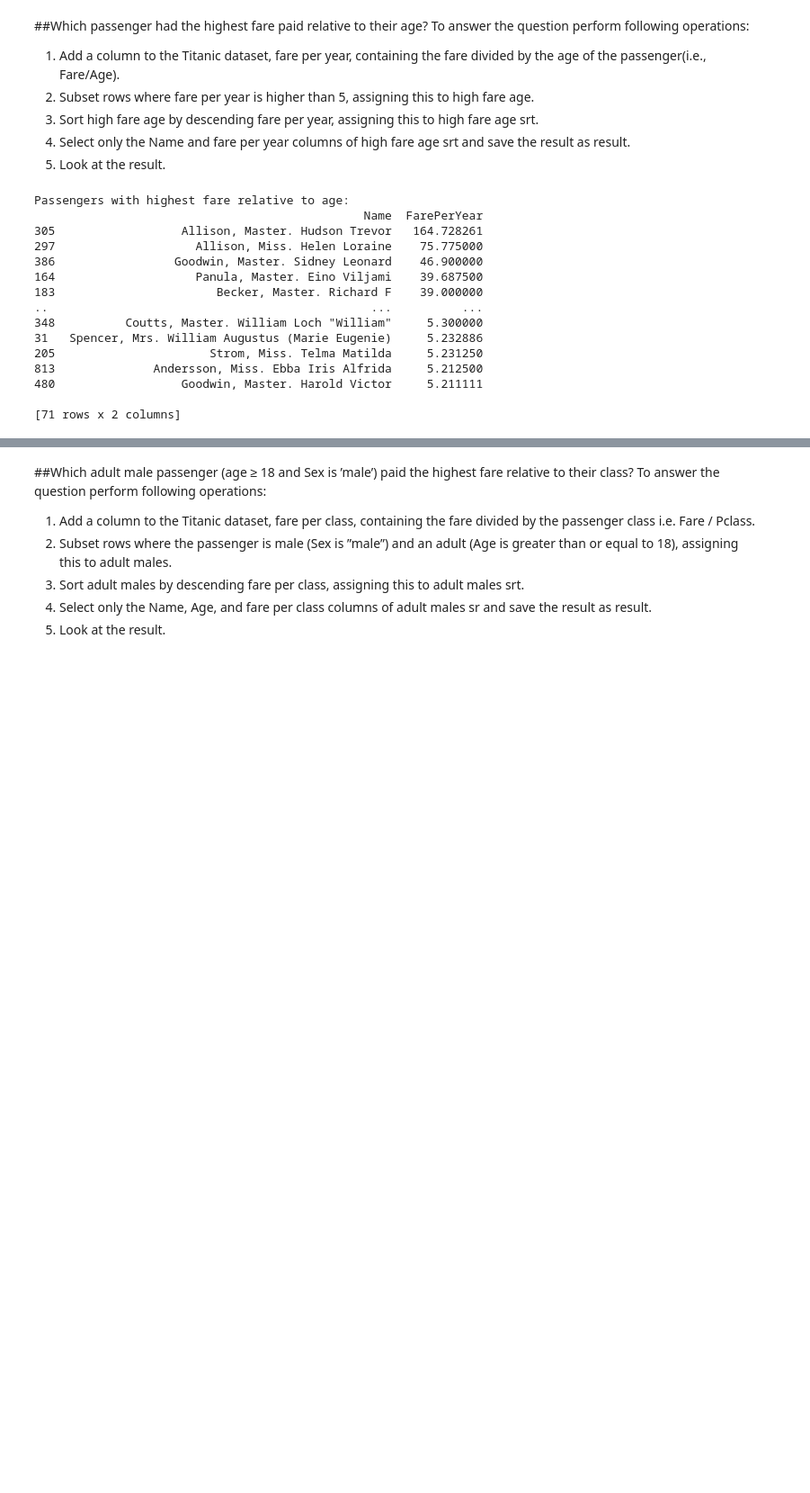
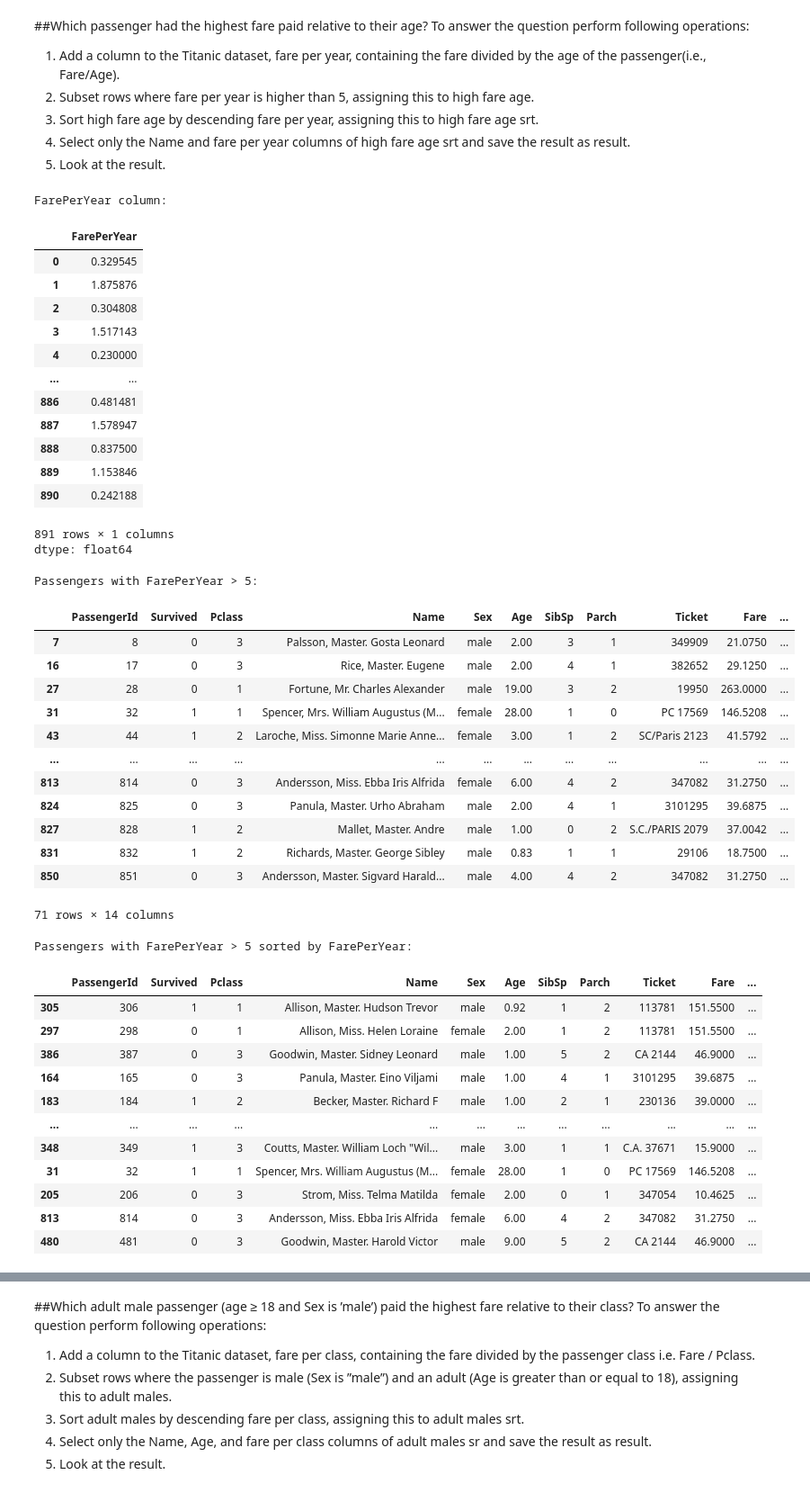
Before and after one commit to idiocter/Concept-of-AI, a Jupyter notebook: Workshop03.ipynb, the cells around one changed output, grey strips where cells are left out. Shown at 90% size. Cells and saved outputs as stored; diff of their text form; code cells hidden in the pictures; blank space fills up the shorter version.

```diff
--- a/Workshop03.ipynb
+++ b/Workshop03.ipynb
@@ -256,49 +355,83 @@ the passenger(i.e., Fare/Age).
 4. Select only the Name and fare per year columns of high fare age srt and save the result as result.
 5. Look at the result.
 # %%
+from IPython.core.interactiveshell import dis
 """
 Problem: Identify the passenger who paid the highest fare relative to their age.
 
 Steps performed:
 1. Create a 'FarePerYear' column by dividing 'Fare' by 'Age'.
 2. Subset passengers where 'FarePerYear' > 5.
 3. Sort this subset in descending order of 'FarePerYear'.
 4. Select only 'Name' and 'FarePerYear' columns to display the result.
 
 Author: Bipul Regmi
 """
 
 #Fill missing Age values with median to avoid division by NaN
-df["Age"] = df["Age"].fillna(df["Age"].median())
+titanic_df["Age"] = titanic_df["Age"].fillna(titanic_df["Age"].median())
 
 #Add column 'FarePerYear'
-df["FarePerYear"] = df["Fare"] / df["Age"]
+titanic_df["FarePerYear"] = titanic_df["Fare"] / titanic_df["Age"]
+print("\n\nFarePerYear column:")
+display(titanic_df["FarePerYear"])
 
 #Subset rows where FarePerYear > 5
-high_fare_age = df[df["FarePerYear"] > 5]
+high_fare_age = titanic_df[titanic_df["FarePerYear"] > 5]
+print("\n\nPassengers with FarePerYear > 5:")
+display(high_fare_age)
 
 #Sort by FarePerYear descending
 high_fare_age_srt = high_fare_age.sort_values(by="FarePerYear", ascending=False)
+print("\n\nPassengers with FarePerYear > 5 sorted by FarePerYear:")
+display(high_fare_age_srt)
 
 #Select only 'Name' and 'FarePerYear'
 result = high_fare_age_srt[["Name", "FarePerYear"]]
 
 #View the result
 print("\n\nPassengers with highest fare relative to age:")
-print(result)
+display(result)
 # %% [output]
-Passengers with highest fare relative to age:
-                                               Name  FarePerYear
-305                  Allison, Master. Hudson Trevor   164.728261
-297                    Allison, Miss. Helen Loraine    75.775000
-386                 Goodwin, Master. Sidney Leonard    46.900000
-164                    Panula, Master. Eino Viljami    39.687500
-183                       Becker, Master. Richard F    39.000000
-..                                              ...          ...
-348          Coutts, Master. William Loch "William"     5.300000
-31   Spencer, Mrs. William Augustus (Marie Eugenie)     5.232886
-205                      Strom, Miss. Telma Matilda     5.231250
-813              Andersson, Miss. Ebba Iris Alfrida     5.212500
-480                  Goodwin, Master. Harold Victor     5.211111
-
-[71 rows x 2 columns]
+FarePerYear column:
+|  | FarePerYear |
+| 0 | 0.329545 |
+| 1 | 1.875876 |
+| 2 | 0.304808 |
+| 3 | 1.517143 |
+| 4 | 0.230000 |
+| ... | ... |
+| 886 | 0.481481 |
+| 887 | 1.578947 |
+| 888 | 0.837500 |
+| 889 | 1.153846 |
+| 890 | 0.242188 |
+891 rows × 1 columns
+dtype: float64
+Passengers with FarePerYear > 5:
+|  | PassengerId | Survived | Pclass | Name | Sex | Age | SibSp | Parch | Ticket | Fare | ... |
+| 7 | 8 | 0 | 3 | Palsson, Master. Gosta Leonard | male | 2.00 | 3 | 1 | 349909 | 21.0750 | ... |
+| 16 | 17 | 0 | 3 | Rice, Master. Eugene | male | 2.00 | 4 | 1 | 382652 | 29.1250 | ... |
+| 27 | 28 | 0 | 1 | Fortune, Mr. Charles Alexander | male | 19.00 | 3 | 2 | 19950 | 263.0000 | ... |
+| 31 | 32 | 1 | 1 | Spencer, Mrs. William Augustus (M... | female | 28.00 | 1 | 0 | PC 17569 | 146.5208 | ... |
+| 43 | 44 | 1 | 2 | Laroche, Miss. Simonne Marie Anne... | female | 3.00 | 1 | 2 | SC/Paris 2123 | 41.5792 | ... |
+| ... | ... | ... | ... | ... | ... | ... | ... | ... | ... | ... | ... |
+| 813 | 814 | 0 | 3 | Andersson, Miss. Ebba Iris Alfrida | female | 6.00 | 4 | 2 | 347082 | 31.2750 | ... |
+| 824 | 825 | 0 | 3 | Panula, Master. Urho Abraham | male | 2.00 | 4 | 1 | 3101295 | 39.6875 | ... |
+| 827 | 828 | 1 | 2 | Mallet, Master. Andre | male | 1.00 | 0 | 2 | S.C./PARIS 2079 | 37.0042 | ... |
+| 831 | 832 | 1 | 2 | Richards, Master. George Sibley | male | 0.83 | 1 | 1 | 29106 | 18.7500 | ... |
+| 850 | 851 | 0 | 3 | Andersson, Master. Sigvard Harald... | male | 4.00 | 4 | 2 | 347082 | 31.2750 | ... |
+71 rows × 14 columns
+Passengers with FarePerYear > 5 sorted by FarePerYear:
+|  | PassengerId | Survived | Pclass | Name | Sex | Age | SibSp | Parch | Ticket | Fare | ... |
+| 305 | 306 | 1 | 1 | Allison, Master. Hudson Trevor | male | 0.92 | 1 | 2 | 113781 | 151.5500 | ... |
+| 297 | 298 | 0 | 1 | Allison, Miss. Helen Loraine | female | 2.00 | 1 | 2 | 113781 | 151.5500 | ... |
+| 386 | 387 | 0 | 3 | Goodwin, Master. Sidney Leonard | male | 1.00 | 5 | 2 | CA 2144 | 46.9000 | ... |
+| 164 | 165 | 0 | 3 | Panula, Master. Eino Viljami | male | 1.00 | 4 | 1 | 3101295 | 39.6875 | ... |
+| 183 | 184 | 1 | 2 | Becker, Master. Richard F | male | 1.00 | 2 | 1 | 230136 | 39.0000 | ... |
+| ... | ... | ... | ... | ... | ... | ... | ... | ... | ... | ... | ... |
+| 348 | 349 | 1 | 3 | Coutts, Master. William Loch "Wil... | male | 3.00 | 1 | 1 | C.A. 37671 | 15.9000 | ... |
+| 31 | 32 | 1 | 1 | Spencer, Mrs. William Augustus (M... | female | 28.00 | 1 | 0 | PC 17569 | 146.5208 | ... |
+| 205 | 206 | 0 | 3 | Strom, Miss. Telma Matilda | female | 2.00 | 0 | 1 | 347054 | 10.4625 | ... |
+| 813 | 814 | 0 | 3 | Andersson, Miss. Ebba Iris Alfrida | female | 6.00 | 4 | 2 | 347082 | 31.2750 | ... |
+| 480 | 481 | 0 | 3 | Goodwin, Master. Harold Victor | male | 9.00 | 5 | 2 | CA 2144 | 46.9000 | ... |
```
Also changed, not shown: parts of 9 cells of this notebook.
